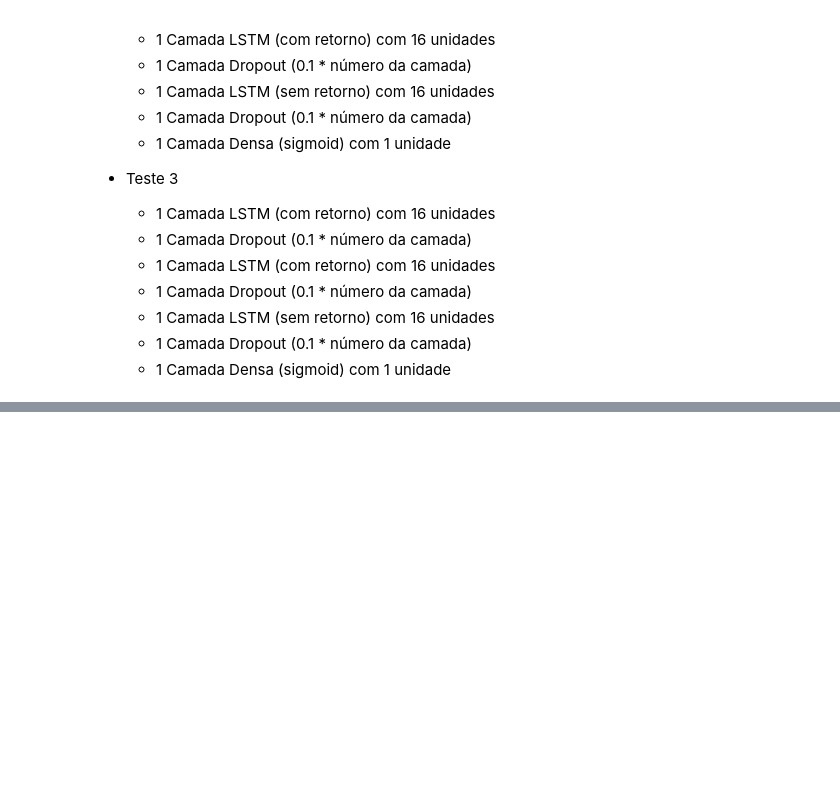
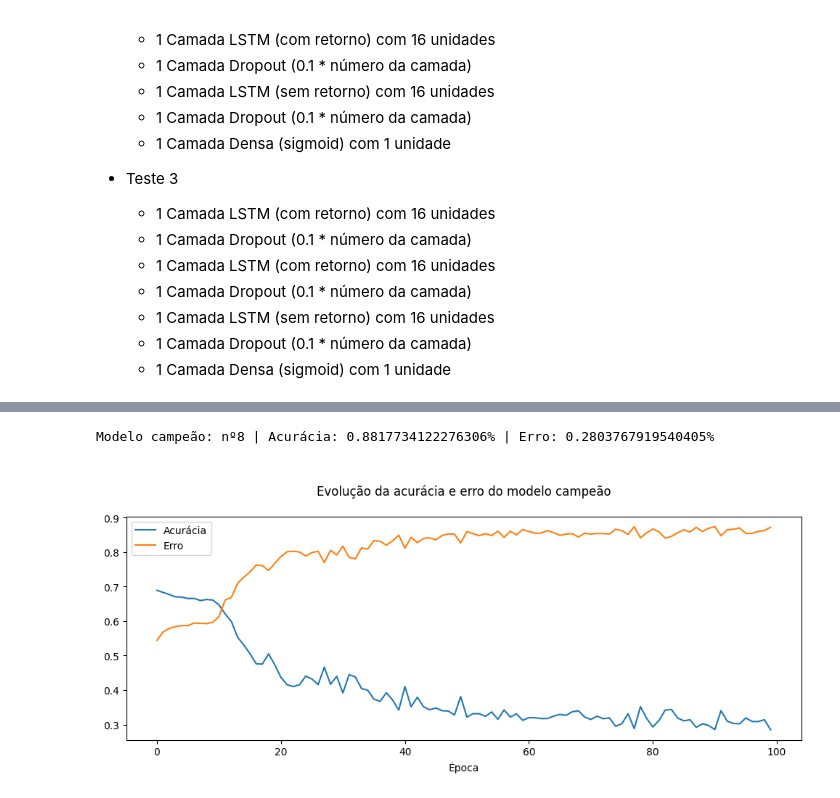
Before and after one commit to leonardosantosrocha/fiap-deep-learning, a Jupyter notebook: main.ipynb, the cells around one changed output, grey strips where cells are left out. Drawn from its saved outputs; the diff is of its cells as text; code cells hidden in the pictures; blank space fills up the shorter version.

Commit message:
define a arquitetura do modelo campeão para classificar as ações da bbas3.

```diff
--- a/main.ipynb
+++ b/main.ipynb
@@ -214,8 +187,0 @@ for x_i in x_list:
-# %%
-for x_i in x_list:
-    lstm_iii = LC(n_layers=3, n_units=16, c_dropout_rate=0.1, c_input_shape=(16, 1))
-    scores_iii, accuracy_history_iii, loss_history_iii = lstm_iii.run_model(x_i, y, n_epochs=100, n_batch=64)
-
-    scores.append(scores_iii)
-    accuracies.append(accuracy_history_iii)
-    losses.append(loss_history_iii)
@@ -226,0 +188,15 @@ for x_i in x_list:
+# %%
+grid = [[1,16], [1,32], [1,64], [2,16], [2,32], [2,64], [3,16], [3,32], [3,64]]
+grid_size = len(grid)
+# %%
+for i in range(grid_size):
+    for x_i in x_list:
+        lstm = CL()
+        lstm.build_model(c_layers_number=grid[i][0], c_units_number=grid[i][1], c_dropout_rate=0.1, c_input_shape=(16, 1))
+        lstm.compile_model("adam", "binary_crossentropy")
+        lstm.fit_model(c_x=x_i, c_y=y, c_test_size=0.3, c_random_state=42, c_epochs_number=100, c_batches_number=64, c_verbose=0)
+        lstm.evaluate_model()
+        scores.append(lstm.c_model_scores)
+        losses.append(lstm.c_model_statistics[0])
+        accuracies.append(lstm.c_model_statistics[1])
+        print(f"Arquitetura com {grid[i][0]} camadas e {grid[i][1]} neurônios\n")
@@ -226,0 +221,26 @@ for x_i in x_list:
+# %%
+champion_index = 0
+current_loss = float("+inf")
+current_accuracy = float("-inf")
+
+for i in range(36):
+    if scores[i][0] < current_loss:
+        current_loss = scores[i][0]
+        champion_index = i
+    if scores[i][1] > current_accuracy:
+        current_accuracy = scores[i][1]
+        champion_index = i
+
+print(f"Modelo campeão: nº{champion_index} | Acurácia: {current_accuracy}% | Erro: {current_loss}%")
+# %% [output]
+Modelo campeão: nº8 | Acurácia: 0.8817734122276306% | Erro: 0.2803767919540405%
+# %%
+plt.figure(figsize=(12, 4))
+plt.plot(accuracies[champion_index])
+plt.plot(losses[champion_index])
+plt.title("\nEvolução da acurácia e erro do modelo campeão\n")
+plt.xlabel("Época")
+plt.legend(["Acurácia", "Erro"], loc="upper left")
+plt.show()
+# %% [output]
+[figure, added]
```
Also changed, not shown: parts of 6 cells of this notebook.
